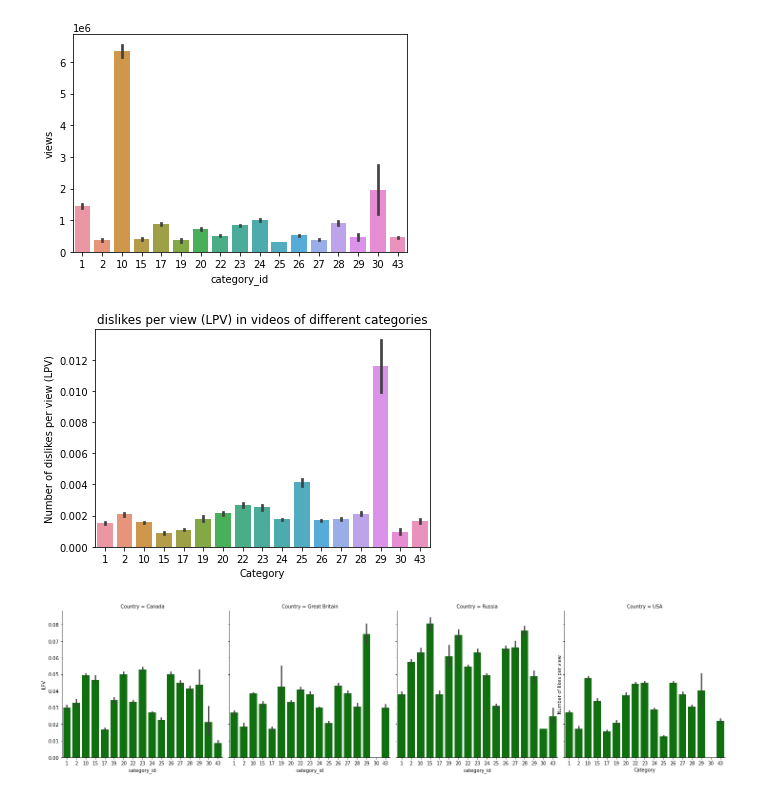
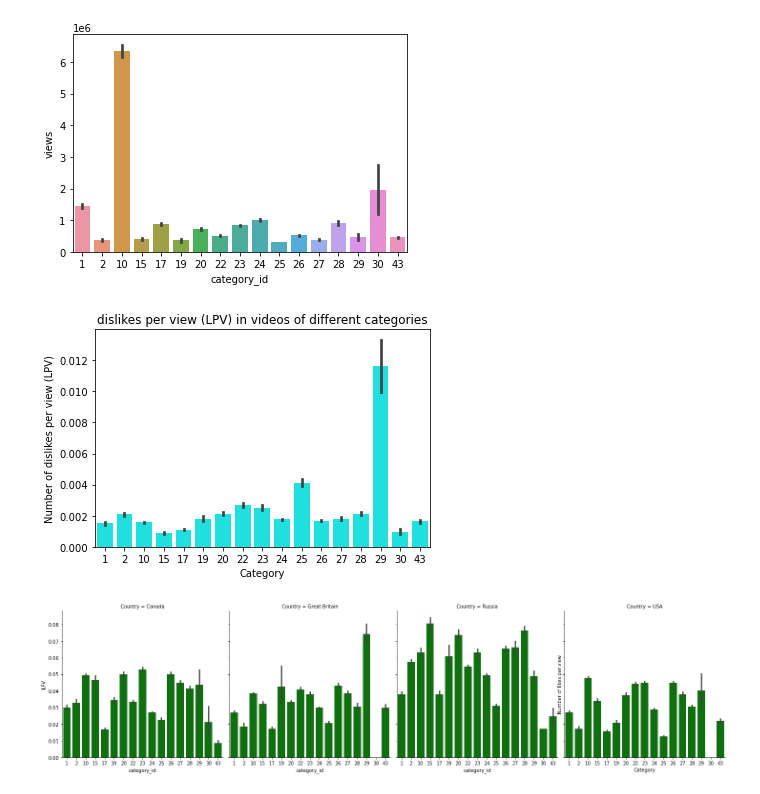
Before and after one commit to data301-2020-winter1/course-project-group_6013, a Jupyter notebook: analysis/guilherme(durvan)/milestone2.ipynb, the cells around one changed output. Saved outputs shown, nothing was run; the diff lists cells and outputs as text; code cells hidden in the pictures.

```diff
--- a/analysis/guilherme(durvan)/milestone2.ipynb
+++ b/analysis/guilherme(durvan)/milestone2.ipynb
@@ -90,13 +92,13 @@ p7 = sns.barplot(x=df['category_id'],y=df['views'])
 # %%
 #p6 = sns.FacetGrid(df, row="category_id")
 #p6.map_dataframe(sns.barplot, x=df['Country'],y=df['LPV'])
-p8 = sns.barplot(x=df['category_id'],y=df['DLPV']).set_title("dislikes per view (LPV) in videos of different categories")
+p8 = sns.barplot(x=df['category_id'],y=df['DLPV'],color="cyan").set_title("dislikes per view (LPV) in videos of different categories")
 plot.ylabel("Number of dislikes per view (LPV)")
 plot.xlabel("Category")
 plot.savefig('../../images/dLPVcats.png')
 #**Category 29 (Non-profits & Activism) gets the most dislikes per view**
 # %% [output]
-[figure, old version]
+[figure, new version]
 # %%
 dfCUB = df.loc[(df['Country']=="Canada")| (df['Country']=="USA") | (df['Country']=="Great Britain") | (df['Country']=="Russia")]
 #print(dfCUB)
```
Also changed, not shown: parts of 6 cells of this notebook, 6 other files.
